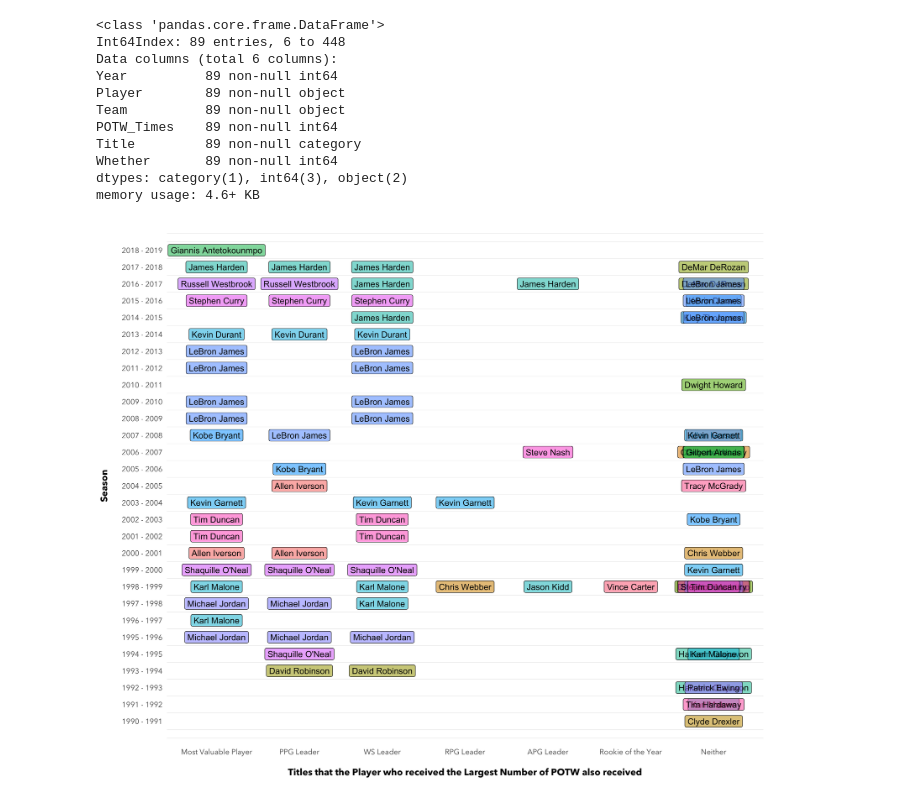
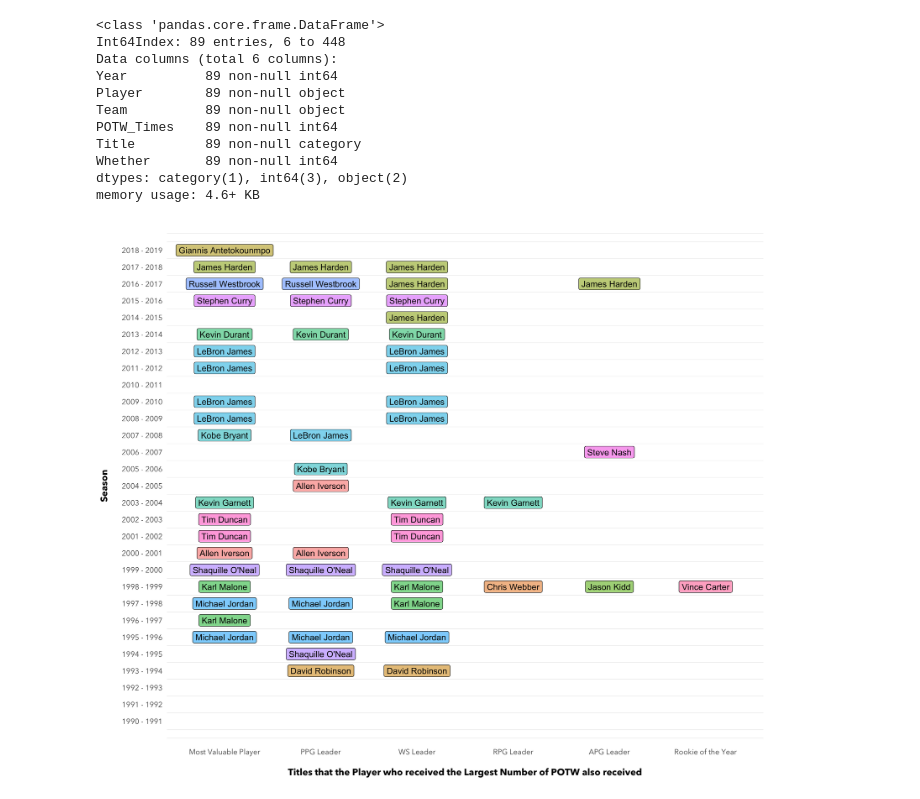
Before and after one commit to chunheisiu/NBA-POTW-Visualization, a Jupyter notebook: notebooks/_ggplot_4.ipynb, the cells around one changed output. Cells and saved outputs as stored; diff of their text form; code cells hidden in the pictures.

```diff
--- a/notebooks/_ggplot_4.ipynb
+++ b/notebooks/_ggplot_4.ipynb
@@ -155,5 +155,8 @@ Title         89 non-null category
 Whether       89 non-null int64
 dtypes: category(1), int64(3), object(2)
 memory usage: 4.6+ KB
+# %%
+# Drop the column Neither As there would be overlapped labels and hard for visualization
+potw_title_2 = potw_title_new.loc[potw_title_new.Title != 'Neither']
 # %%
 %R -i potw_title_new
@@ -160,19 +164,19 @@ memory usage: 4.6+ KB
 # %%
 %%R -w 12 -h 10 --units in -r 300
 season <- function(x) {
     paste(x - 1, '-', x)
 }
-ggplot(data = potw_title_new) +
+ggplot(data = potw_title_2) +
 # geom_point(aes(x = Year, y = Title)) +
 geom_label(aes(x = Year, y = Title, label = Player, fill = Player, alpha = 0.5)) +
 guides(fill = F, alpha = F) +
 coord_flip() +
 theme_minimal(base_size = 12) +
 ylab('\nTitles that the Player who received the Largest Number of POTW also received')+
 theme(text = element_text(family = 'Avenir Next'),
       axis.title = element_text(face = 'bold'),
       panel.grid.major = element_blank(),
       ) +
 scale_x_continuous(name = 'Season\n', limits = c(1991, 2019), breaks = seq(1991, 2019, by = 1), label = season)
 # %% [output]
-[figure, old version]
+[figure, new version]
```
Also changed, not shown: parts of 1 cell of this notebook, 2 other files.
